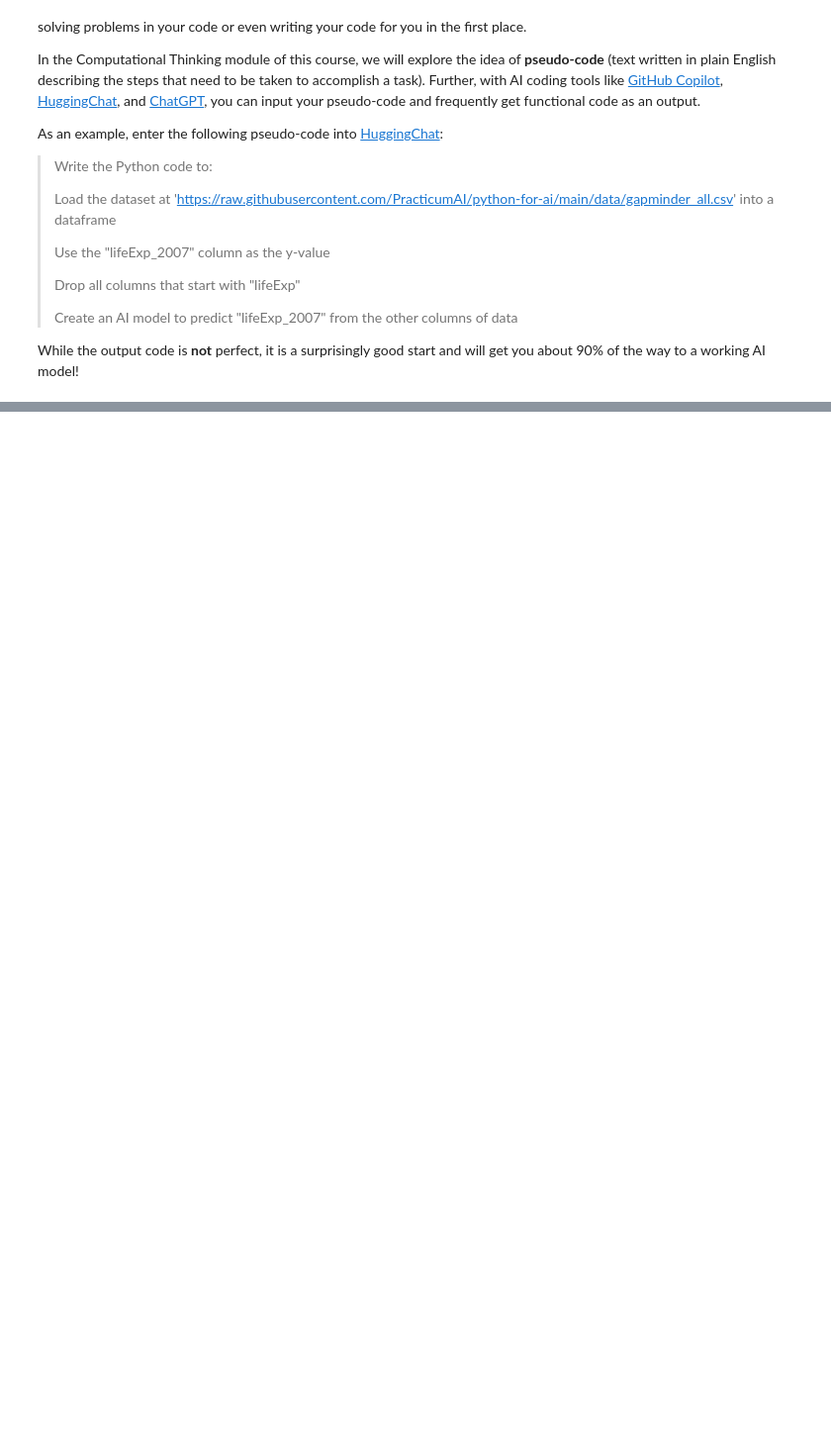
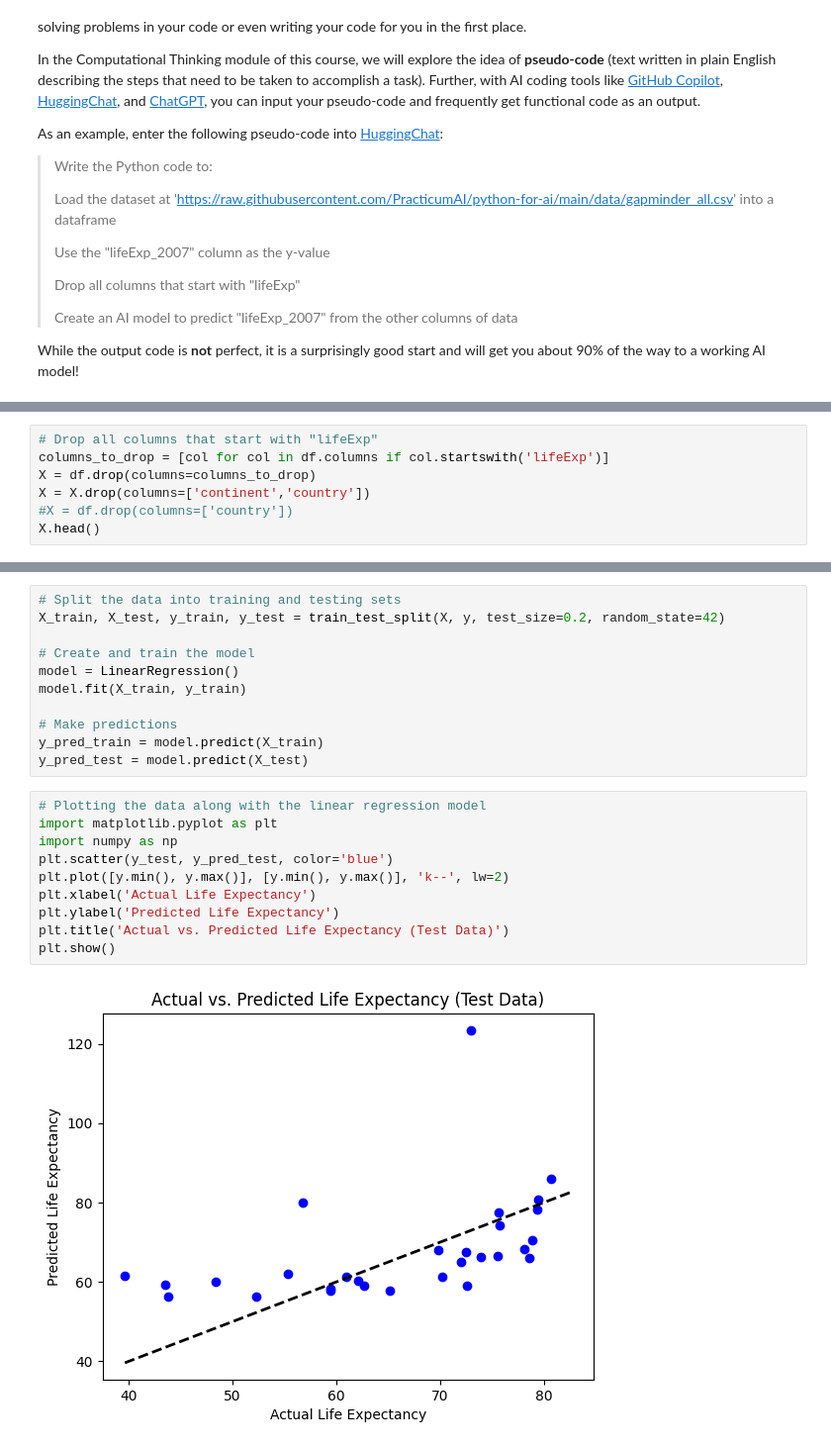
Before and after one commit to zjims/python-for-ai, a Jupyter notebook: 03_what_went_wrong_copy.ipynb, the cells around one changed output, grey strips where cells are left out. Shown: that part at 99% size. Drawn from its saved outputs; the diff is of its cells as text; blank space fills up the shorter version.

```diff
--- a/03_what_went_wrong_copy.ipynb
+++ b/03_what_went_wrong_copy.ipynb
@@ -136,0 +152,7 @@ While the output code is **not** perfect, it is a surprisingly good start and wi
+# %%
+# Drop all columns that start with "lifeExp"
+columns_to_drop = [col for col in df.columns if col.startswith('lifeExp')]
+X = df.drop(columns=columns_to_drop)
+X = X.drop(columns=['continent','country'])
+#X = df.drop(columns=['country'])
+X.head()
@@ -136,0 +167,23 @@ While the output code is **not** perfect, it is a surprisingly good start and wi
+# %%
+# Split the data into training and testing sets
+X_train, X_test, y_train, y_test = train_test_split(X, y, test_size=0.2, random_state=42)
+
+# Create and train the model
+model = LinearRegression()
+model.fit(X_train, y_train)
+
+# Make predictions
+y_pred_train = model.predict(X_train)
+y_pred_test = model.predict(X_test)
+# %%
+# Plotting the data along with the linear regression model
+import matplotlib.pyplot as plt
+import numpy as np
+plt.scatter(y_test, y_pred_test, color='blue')
+plt.plot([y.min(), y.max()], [y.min(), y.max()], 'k--', lw=2)
+plt.xlabel('Actual Life Expectancy')
+plt.ylabel('Predicted Life Expectancy')
+plt.title('Actual vs. Predicted Life Expectancy (Test Data)')
+plt.show()
+# %% [output]
+[figure, added]
```
Also changed, not shown: parts of 3 cells of this notebook.
